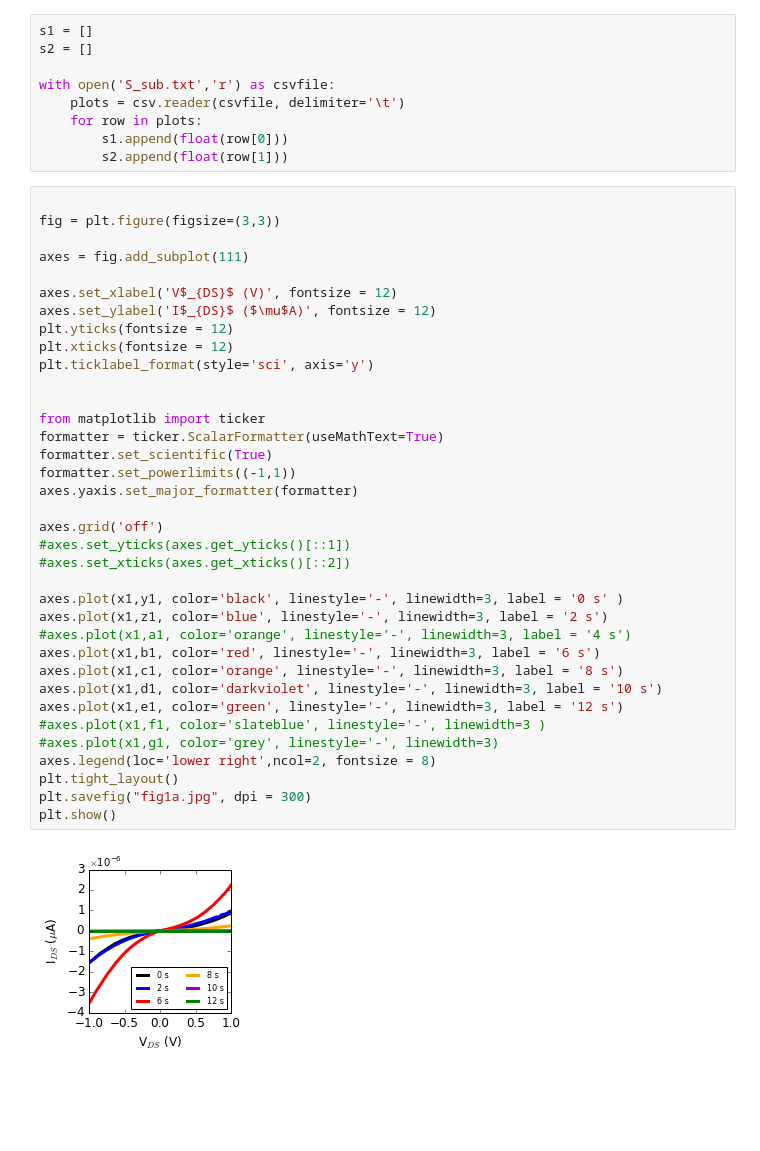
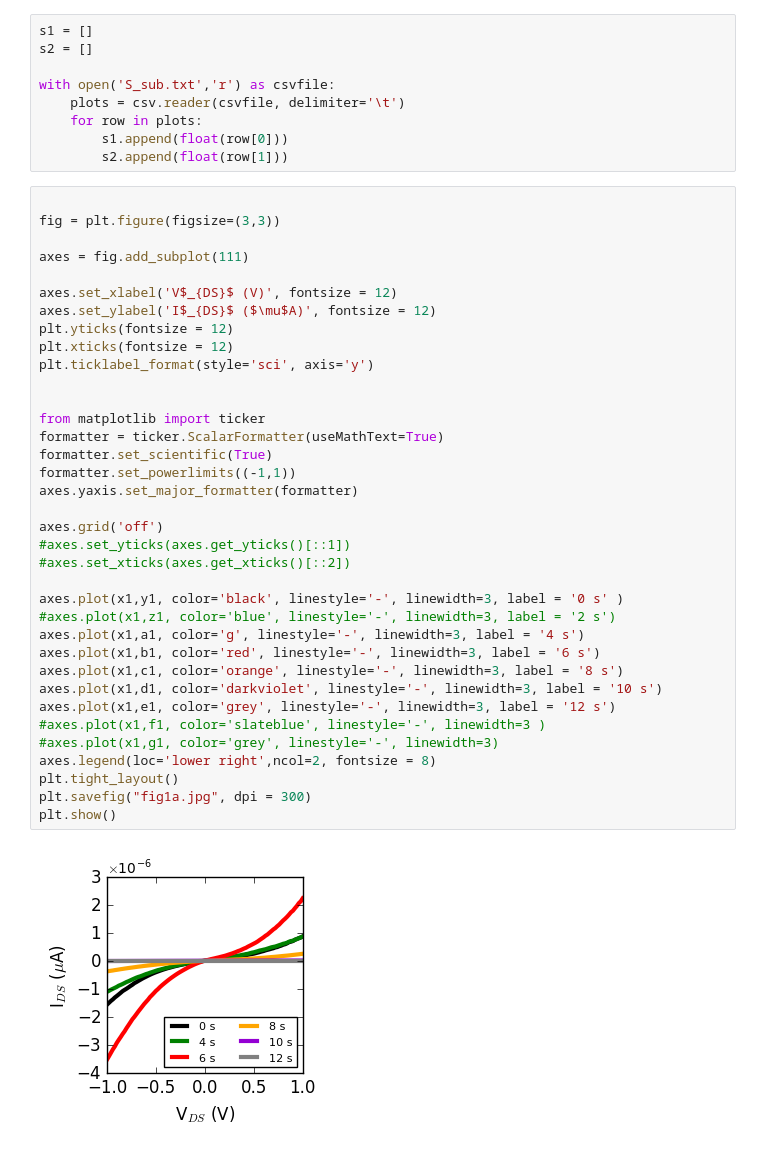
Before and after one commit to molydisulfide/Oxide-mediated_self-limiting_recovery_of_field_effect_mobility_in_plasma-treated_MoS2, a Jupyter notebook: Figure 1/Figure_1.ipynb, the cells around one changed output. Drawn from its saved outputs; the diff is of its cells as text; blank space fills up the shorter version.

```diff
--- a/Figure 1/Figure_1.ipynb
+++ b/Figure 1/Figure_1.ipynb
@@ -117,37 +117,37 @@ fig = plt.figure(figsize=(3,3))
 axes = fig.add_subplot(111)
 
 axes.set_xlabel('V$_{DS}$ (V)', fontsize = 12)
 axes.set_ylabel('I$_{DS}$ ($\mu$A)', fontsize = 12)
 plt.yticks(fontsize = 12)
 plt.xticks(fontsize = 12)
 plt.ticklabel_format(style='sci', axis='y')
 
 
 from matplotlib import ticker
 formatter = ticker.ScalarFormatter(useMathText=True)
 formatter.set_scientific(True)
 formatter.set_powerlimits((-1,1))
 axes.yaxis.set_major_formatter(formatter)
 
 axes.grid('off')
 #axes.set_yticks(axes.get_yticks()[::1])
 #axes.set_xticks(axes.get_xticks()[::2])
 
 axes.plot(x1,y1, color='black', linestyle='-', linewidth=3, label = '0 s' )
-axes.plot(x1,z1, color='blue', linestyle='-', linewidth=3, label = '2 s')
-#axes.plot(x1,a1, color='orange', linestyle='-', linewidth=3, label = '4 s')
+#axes.plot(x1,z1, color='blue', linestyle='-', linewidth=3, label = '2 s')
+axes.plot(x1,a1, color='g', linestyle='-', linewidth=3, label = '4 s')
 axes.plot(x1,b1, color='red', linestyle='-', linewidth=3, label = '6 s')
 axes.plot(x1,c1, color='orange', linestyle='-', linewidth=3, label = '8 s')
 axes.plot(x1,d1, color='darkviolet', linestyle='-', linewidth=3, label = '10 s')
-axes.plot(x1,e1, color='green', linestyle='-', linewidth=3, label = '12 s')
+axes.plot(x1,e1, color='grey', linestyle='-', linewidth=3, label = '12 s')
 #axes.plot(x1,f1, color='slateblue', linestyle='-', linewidth=3 )
 #axes.plot(x1,g1, color='grey', linestyle='-', linewidth=3)
 axes.legend(loc='lower right',ncol=2, fontsize = 8)
 plt.tight_layout()
 plt.savefig("fig1a.jpg", dpi = 300)
 plt.show()
 # %% [output]
-[figure, old version]
+[figure, new version]
 # %%
 
 fig = plt.figure(figsize=(3,3))
```
Also changed, not shown: parts of 4 cells of this notebook, 5 other files.
